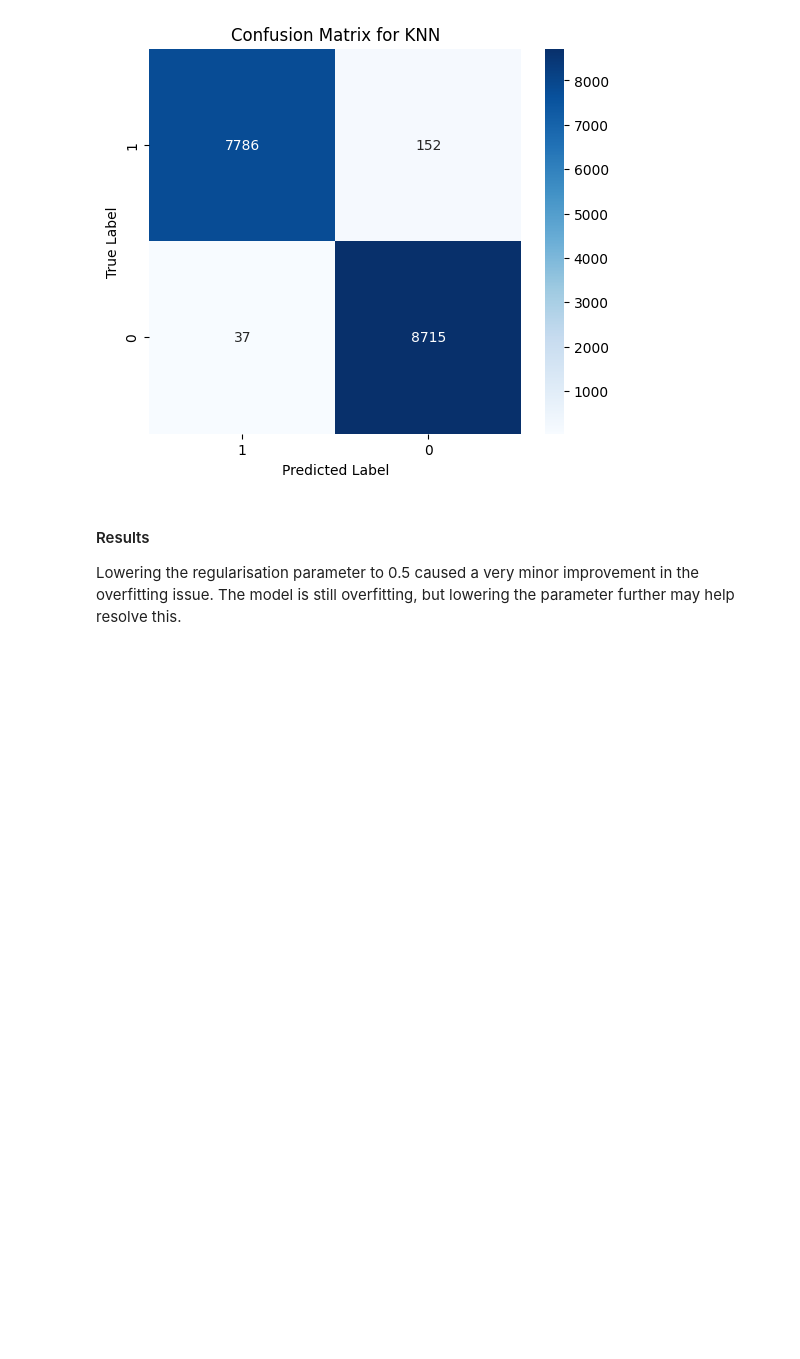
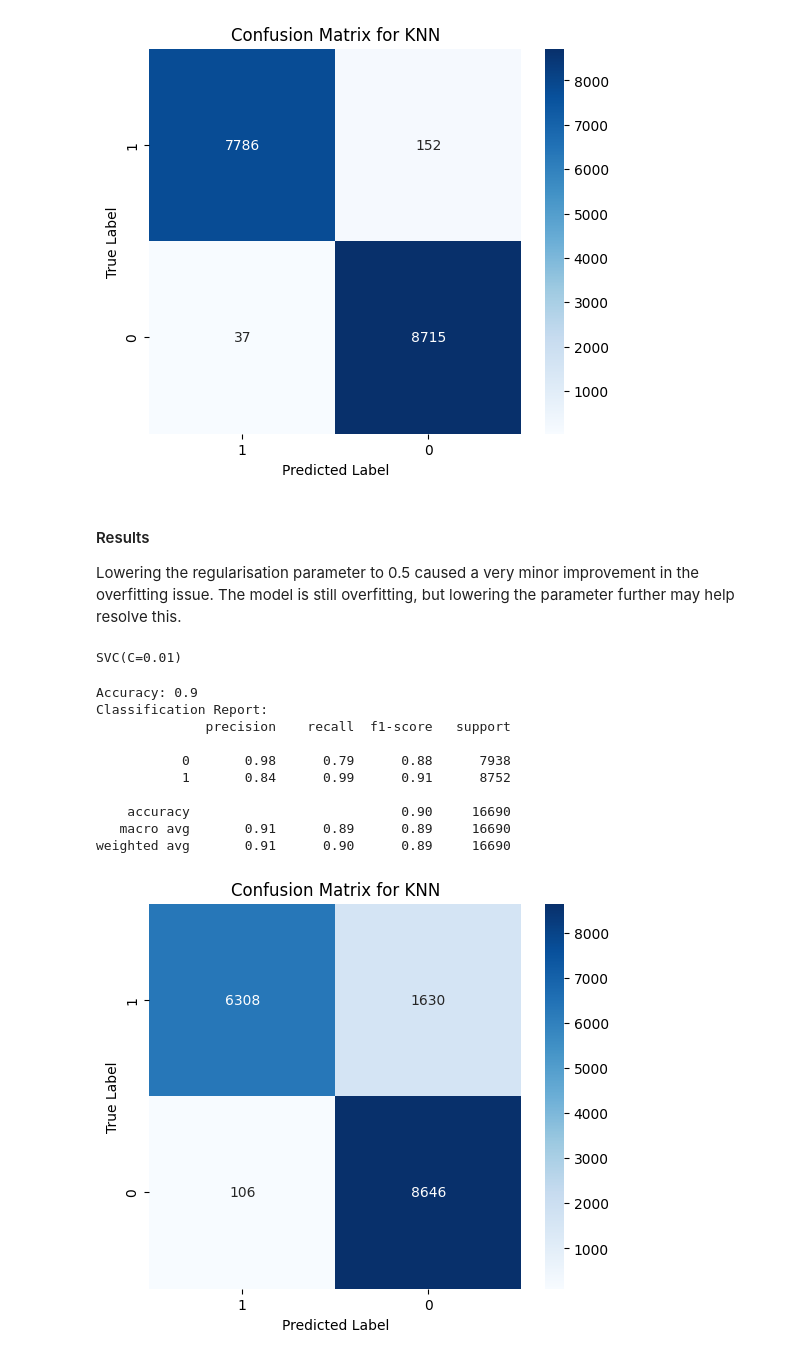
Before and after one commit to SeanRourke/C00251168-DataScience, a Jupyter notebook: EmailSpamSVM/emailSpamSVM.ipynb, the cells around one changed output. Cells and saved outputs as stored; diff of their text form; code cells hidden in the pictures; blank space fills up the shorter version.

Commit message:
Added SVM model using C=0.01. Added READMEs

```diff
--- a/EmailSpamSVM/emailSpamSVM.ipynb
+++ b/EmailSpamSVM/emailSpamSVM.ipynb
@@ -191,3 +192,53 @@ weighted avg       0.99      0.99      0.99     16690
 #### Results
 
 Lowering the regularisation parameter to 0.5 caused a very minor improvement in the overfitting issue. The model is still overfitting, but lowering the parameter further may help resolve this.
+# %%
+# Initialise SVM model with lower regularisation parameter and fit it to the data
+
+from sklearn.svm import SVC
+
+svm_model3 = SVC(kernel='rbf', C=0.01, gamma='scale')
+
+
+svm_model3.fit(X_train, y_train)
+# %% [output]
+SVC(C=0.01)
+# %%
+# Predict on the test set
+y_pred = svm_model3.predict(X_test)
+# %%
+from sklearn.metrics import accuracy_score, classification_report, confusion_matrix
+import matplotlib.pyplot as plt
+import seaborn as sns
+
+# Calculate accuracy
+accuracy = accuracy_score(y_test, y_pred)
+print(f'Accuracy: {accuracy:.2}')
+
+# Generate a classification report
+print("Classification Report:")
+print(classification_report(y_test, y_pred))
+
+# Display confusion matrix of results
+cm = confusion_matrix(y_test, y_pred)
+
+
+plt.figure(figsize=(6,5))
+class_labels = df['label'].unique()
+sns.heatmap(cm, annot=True, fmt='d', cmap='Blues', xticklabels=class_labels, yticklabels=class_labels)
+plt.xlabel('Predicted Label')
+plt.ylabel('True Label')
+plt.title('Confusion Matrix for KNN')
+plt.show()
+# %% [output]
+Accuracy: 0.9
+Classification Report:
+              precision    recall  f1-score   support
+
+           0       0.98      0.79      0.88      7938
+           1       0.84      0.99      0.91      8752
+
+    accuracy                           0.90     16690
+   macro avg       0.91      0.89      0.89     16690
+weighted avg       0.91      0.90      0.89     16690
+[figure, added]
```
Also changed, not shown: parts of 2 cells of this notebook, 5 other files.
